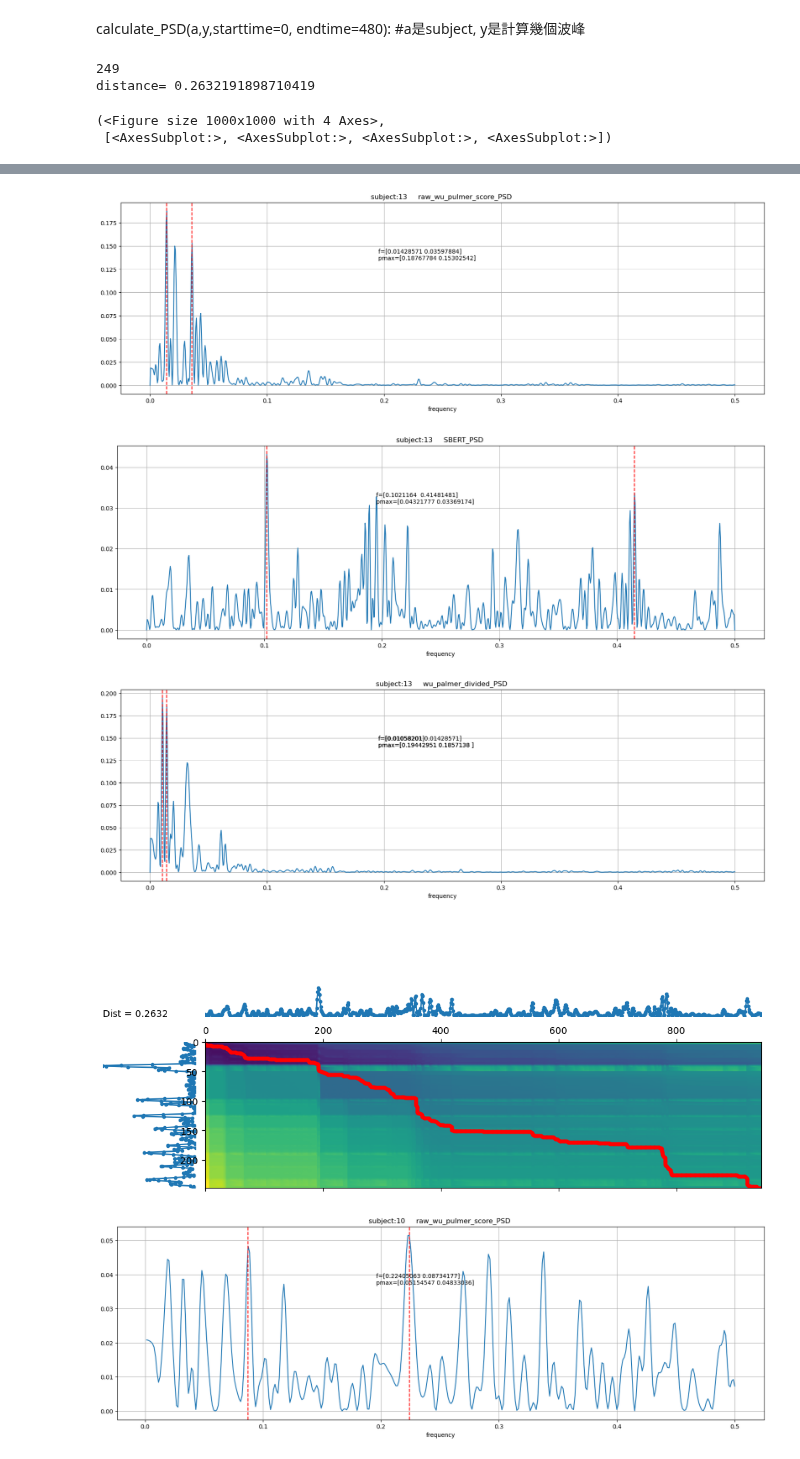
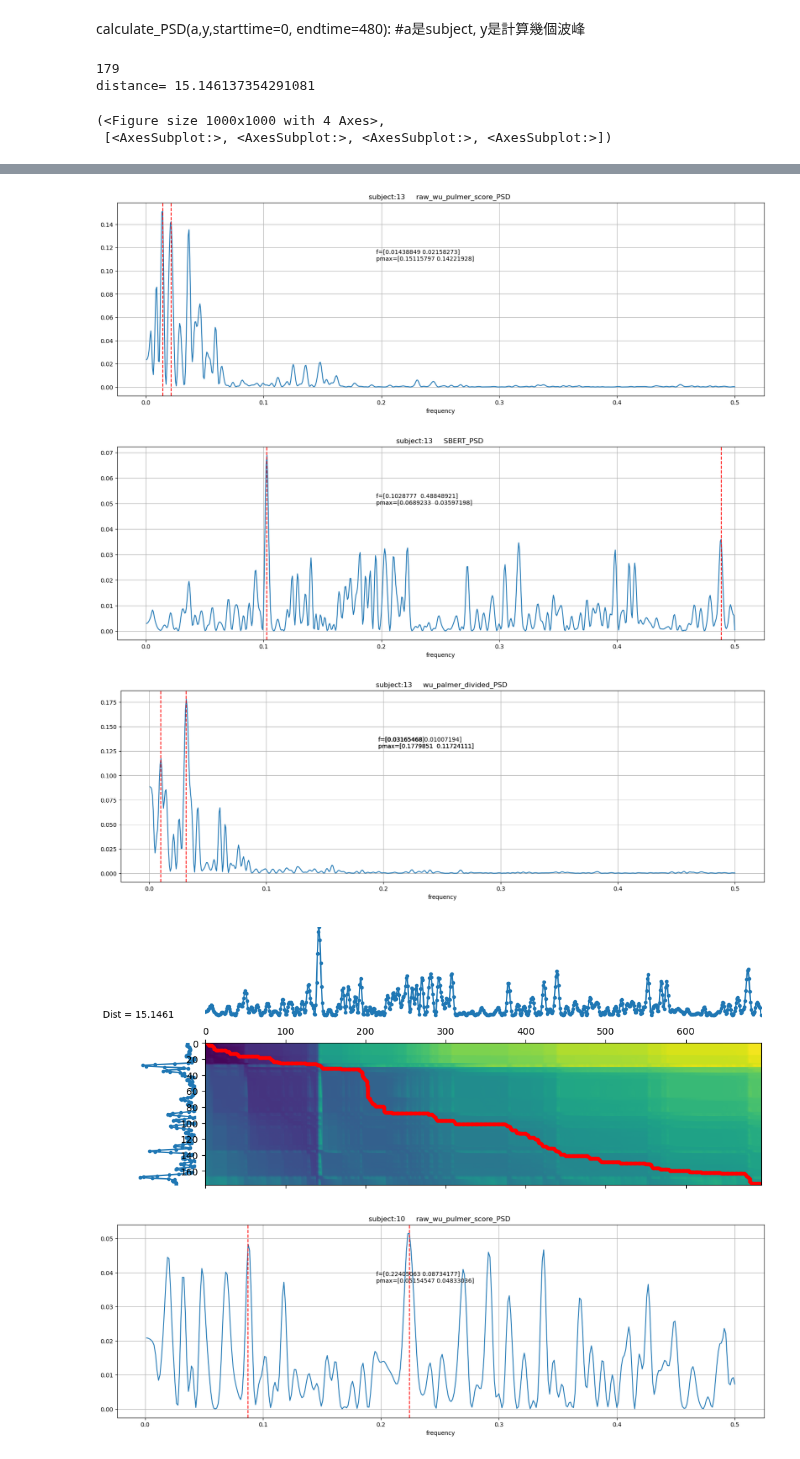
Before and after one commit to changtommy16/Semantic_SBERT, a Jupyter notebook: power_spectrum.ipynb, the cells around one changed output, grey strips where cells are left out. Saved outputs shown, nothing was run; the diff lists cells and outputs as text; code cells hidden in the pictures.

```diff
--- a/power_spectrum.ipynb
+++ b/power_spectrum.ipynb
@@ -383,7 +383,7 @@ from dtaidistance import dtw_visualisation as dtwvis
 x = 13
 create_pdf(x)
 read(f"data/Text/0{x}(results).csv")
-calculate_PSD(13,2, 0,100)
+calculate_PSD(13,2, 0,72)
 p1 = list(SBERTp)
 p1.pop(0) #不知道為什麼SBERTp的第一個值為nan，因此要pop掉後面才能用
 sd1 = statistics.stdev(p1)
@@ -391,16 +391,16 @@ mean1 = statistics.mean(p1)
 
 x = 13
 read(f"data/Text/0{x}(results).csv")
-calculate_PSD(13,2, 100,480)
+calculate_PSD(13,2, 200,480)
 p2 = SBERTp
 p2 = list(SBERTp)
 p2.pop(0)
 sd2 = statistics.stdev(p2)
 mean2 = statistics.mean(p2)
-'''for i in range(len(p1)):
+for i in range(len(p1)):
     p1[i] =(p1[i]-mean1)/(sd1)
 for i in range(len(p2)):
-    p2[i] =(p2[i]-mean2)/(sd2)'''
+    p2[i] =(p2[i]-mean2)/(sd2)
 
 p1 = np.array(p1)
 p2 = np.array(p2)
@@ -413,7 +413,7 @@ dtwvis.plot_warpingpaths(p1, p2, paths, best_path)
 
 #應該用SBERTp帶入dynamic time warping就好了
 # %% [output]
-249
-distance= 0.2632191898710419
+179
+distance= 15.146137354291081
 (<Figure size 1000x1000 with 4 Axes>,
  [<AxesSubplot:>, <AxesSubplot:>, <AxesSubplot:>, <AxesSubplot:>])
@@ -423,7 +423,7 @@ distance= 0.2632191898710419
-[figure, old version]
+[figure, new version]
-[figure, old version]
+[figure, new version]
-[figure, old version]
+[figure, new version]
-[figure, old version]
+[figure, new version]
 # %%
 
 from cmath import phase
```
Also changed, not shown: parts of 1 cell of this notebook, 7 other files.
